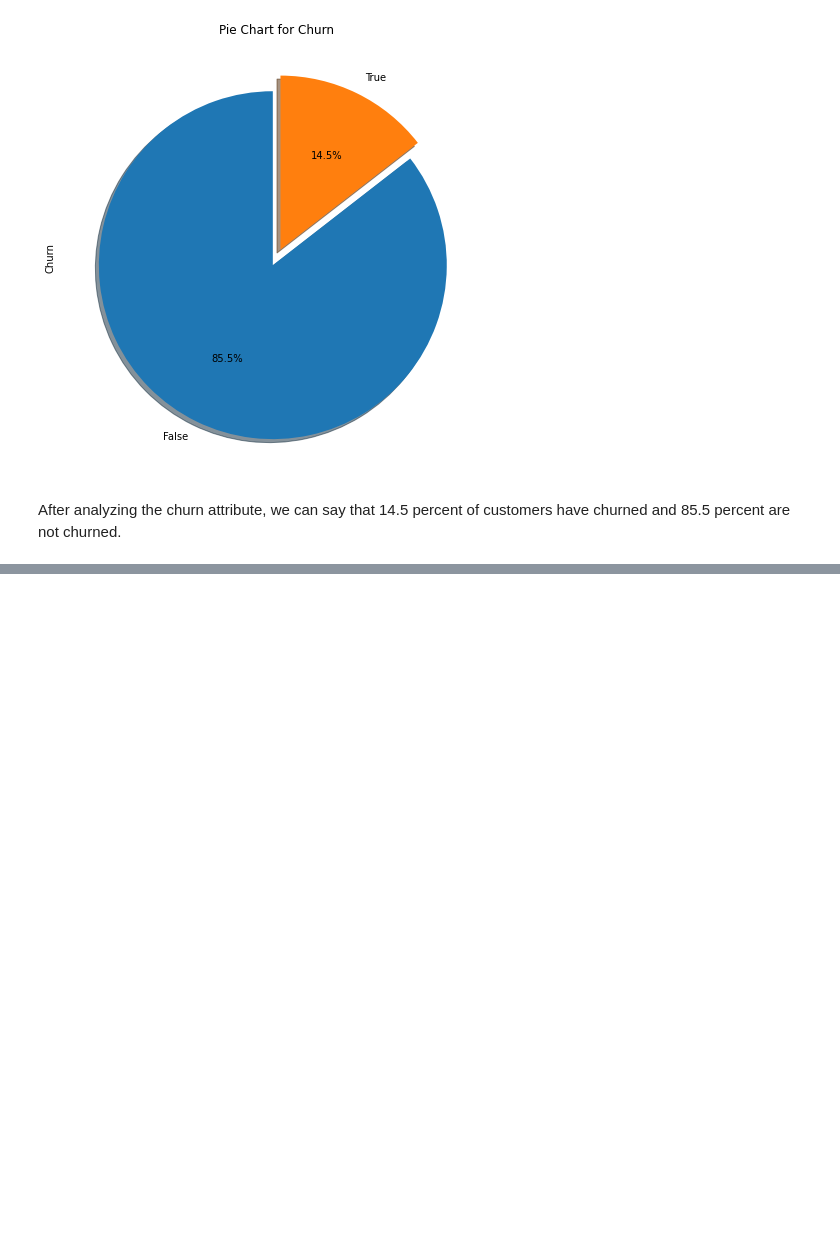
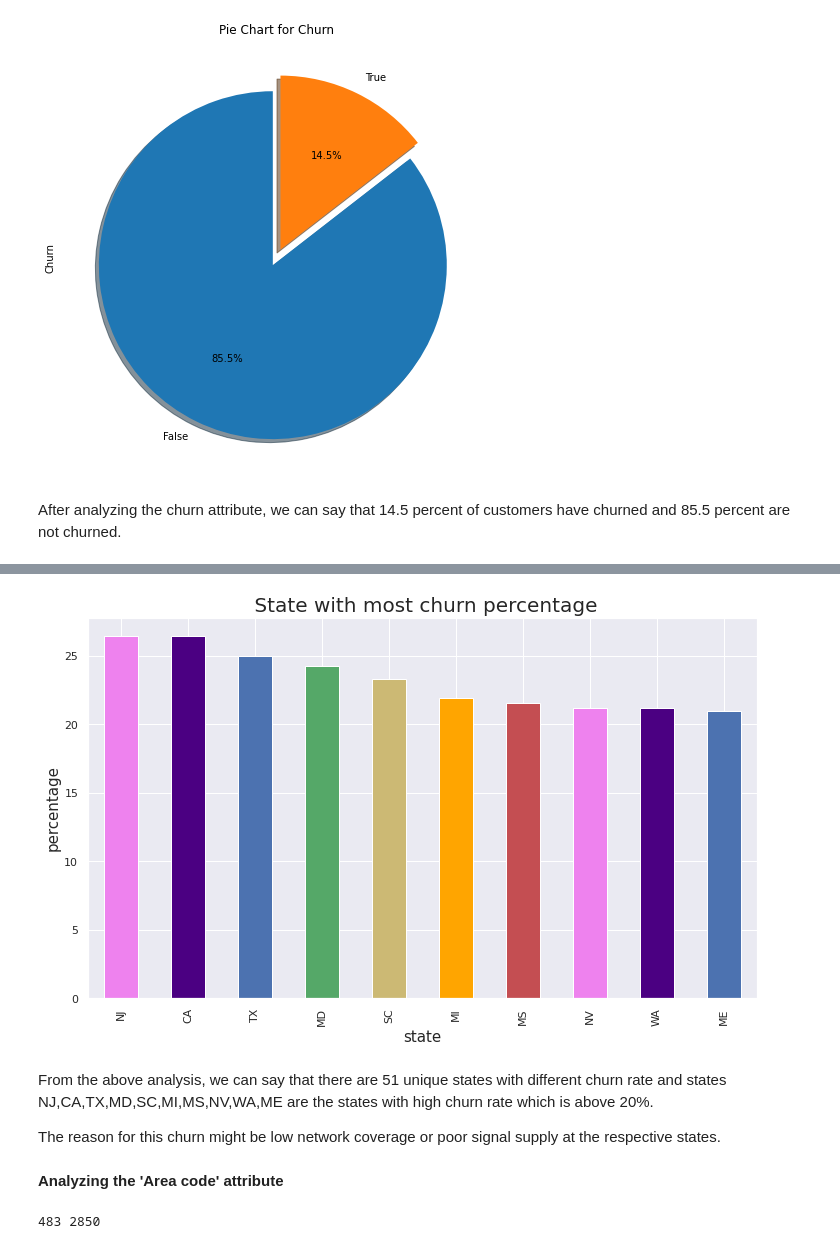
Before and after one commit to alphamale126/Telecom-Churn-Analysis---Capstone-Project, a Jupyter notebook: Telecom_Churn_Analysis_Capstone_Project.ipynb, the cells around one changed output, grey strips where cells are left out. Saved outputs shown, nothing was run; the diff lists cells and outputs as text; code cells hidden in the pictures; blank space fills up the shorter version.

```diff
--- a/Telecom_Churn_Analysis_Capstone_Project.ipynb
+++ b/Telecom_Churn_Analysis_Capstone_Project.ipynb
@@ -244,0 +315,26 @@ After analyzing the churn attribute, we can say that 14.5 percent of customers h
+# %%
+#Plotting the states with most churn percentage
+plt.rcParams['figure.figsize'] = (12, 7)
+color = plt.cm.copper(np.linspace(0, 0.5, 20))
+((telecom_df.groupby(['State'])['Churn'].mean())*100).sort_values(ascending = False).head(10).plot.bar(color = ['violet','indigo','b','g','y','orange','r'])
+plt.title(" State with most churn percentage", fontsize = 20)
+plt.xlabel('state', fontsize = 15)
+plt.ylabel('percentage', fontsize = 15)
+plt.show()
+# %% [output]
+[figure, added]
+# %% [markdown]
+From the above analysis, we can say that there are 51 unique states with different churn rate and states NJ,CA,TX,MD,SC,MI,MS,NV,WA,ME are the states with high churn rate which is above 20%.
+
+The reason for this churn might be low network coverage or poor signal supply at the respective states.
+# %% [markdown]
+**Analyzing the 'Area code' attribute**
+# %%
+#Evaluating the churned and not churned customers
+churn_df = telecom_df[telecom_df["Churn"] == bool(True)]
+cd=len(churn_df)
+not_churn_df = telecom_df[telecom_df["Churn"] == bool(False)]
+nc=len(not_churn_df)
+print(cd, nc)
+# %% [output]
+483 2850
```
Also changed, not shown: parts of 22 cells of this notebook.
